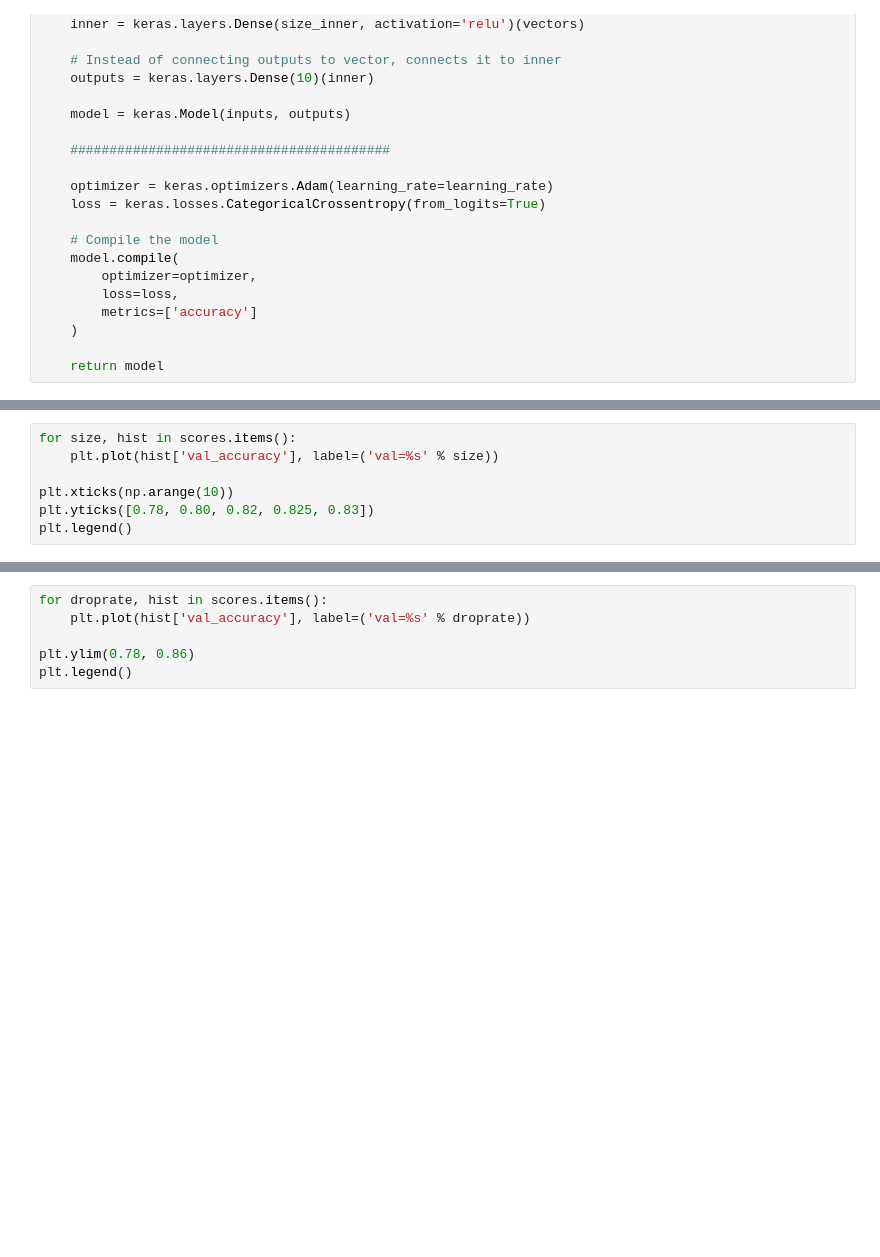
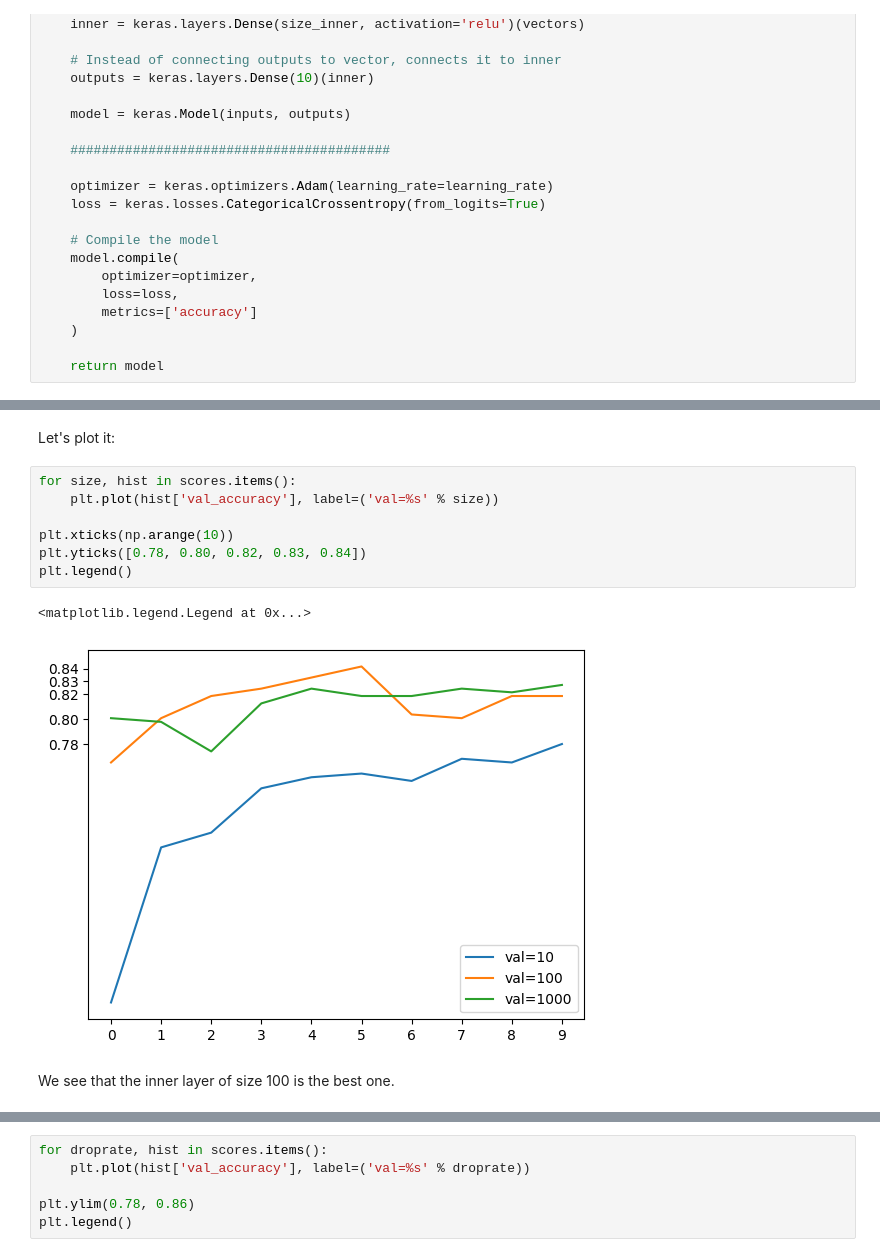
Before and after one commit to wanyingng/machine-learning-zoomcamp-2024, a Jupyter notebook: 08-deep-learning/08-fashion-neural-nets.ipynb, the cells around one changed output, grey strips where cells are left out. Saved outputs shown, nothing was run; the diff lists cells and outputs as text; blank space fills up the shorter version.

```diff
--- a/08-deep-learning/08-fashion-neural-nets.ipynb
+++ b/08-deep-learning/08-fashion-neural-nets.ipynb
@@ -1434,8 +1506,15 @@ for size in [10, 100, 1000]:
+# %% [markdown]
+Let's plot it:
 # %%
 for size, hist in scores.items():
     plt.plot(hist['val_accuracy'], label=('val=%s' % size))
 
 plt.xticks(np.arange(10))
-plt.yticks([0.78, 0.80, 0.82, 0.825, 0.83])
+plt.yticks([0.78, 0.80, 0.82, 0.83, 0.84])
 plt.legend()
+# %% [output]
+<matplotlib.legend.Legend at 0x...>
+[figure, added]
+# %% [markdown]
+We see that the inner layer of size 100 is the best one.
 # %% [markdown]
```
Also changed, not shown: parts of 15 cells of this notebook.
